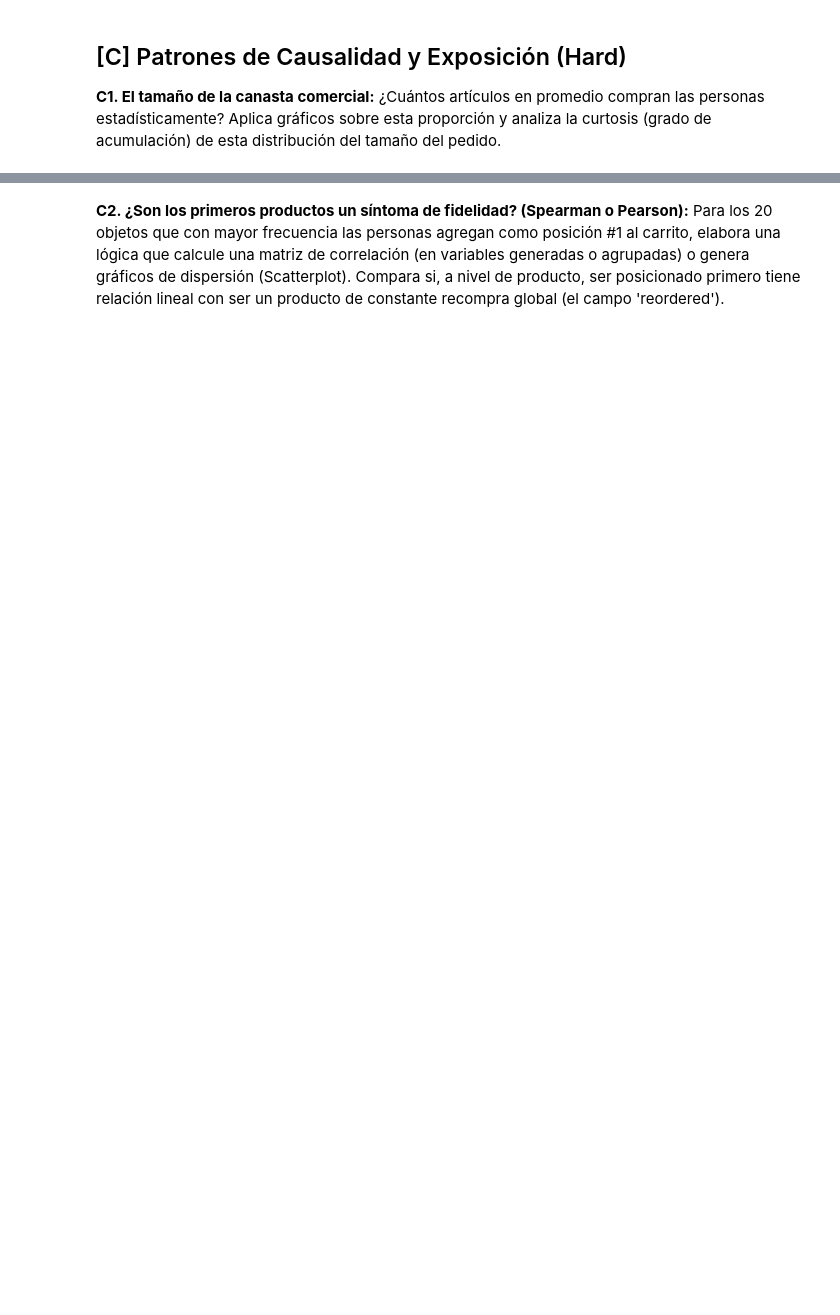
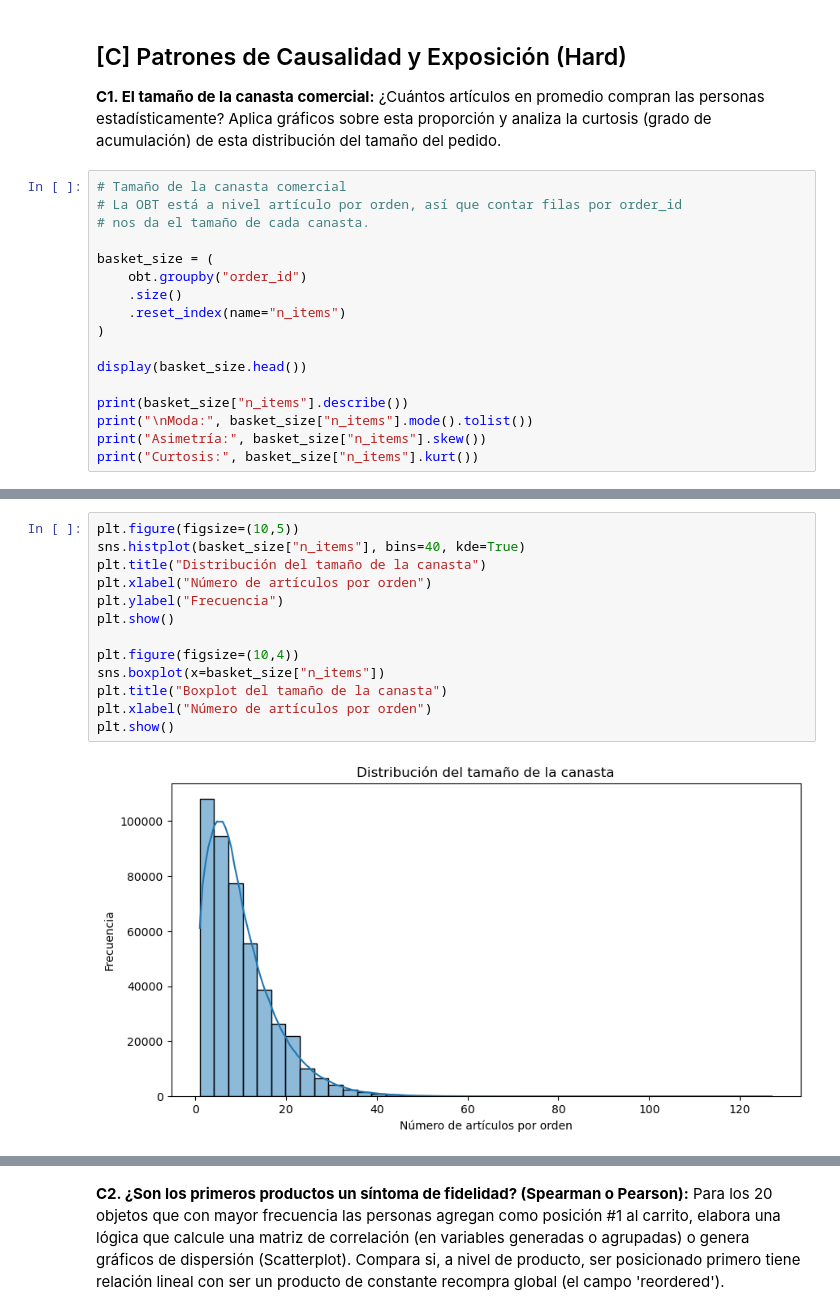
Before and after one commit to gbberru/ds-week-2, a Jupyter notebook: taller_3_Gustavo_Berru.ipynb, the cells around one changed output, grey strips where cells are left out. Saved outputs shown, nothing was run; the diff lists cells and outputs as text; blank space fills up the shorter version.

```diff
--- a/taller_3_Gustavo_Berru.ipynb
+++ b/taller_3_Gustavo_Berru.ipynb
@@ -1183,3 +1366,20 @@ Genera un top 20 de los productos más solicitados globalmente. Para cada produc
 
 **C1. El tamaño de la canasta comercial:**
 ¿Cuántos artículos en promedio compran las personas estadísticamente? Aplica gráficos sobre esta proporción y analiza la curtosis (grado de acumulación) de esta distribución del tamaño del pedido.
+# %%
+# Tamaño de la canasta comercial
+# La OBT está a nivel artículo por orden, así que contar filas por order_id
+# nos da el tamaño de cada canasta.
+
+basket_size = (
+    obt.groupby("order_id")
+    .size()
+    .reset_index(name="n_items")
+)
+
+display(basket_size.head())
+
+print(basket_size["n_items"].describe())
+print("\nModa:", basket_size["n_items"].mode().tolist())
+print("Asimetría:", basket_size["n_items"].skew())
+print("Curtosis:", basket_size["n_items"].kurt())
@@ -1185,0 +1406,15 @@ Genera un top 20 de los productos más solicitados globalmente. Para cada produc
+# %%
+plt.figure(figsize=(10,5))
+sns.histplot(basket_size["n_items"], bins=40, kde=True)
+plt.title("Distribución del tamaño de la canasta")
+plt.xlabel("Número de artículos por orden")
+plt.ylabel("Frecuencia")
+plt.show()
+
+plt.figure(figsize=(10,4))
+sns.boxplot(x=basket_size["n_items"])
+plt.title("Boxplot del tamaño de la canasta")
+plt.xlabel("Número de artículos por orden")
+plt.show()
+# %% [output]
+[figure, added]
```
Also changed, not shown: parts of 18 cells of this notebook.
